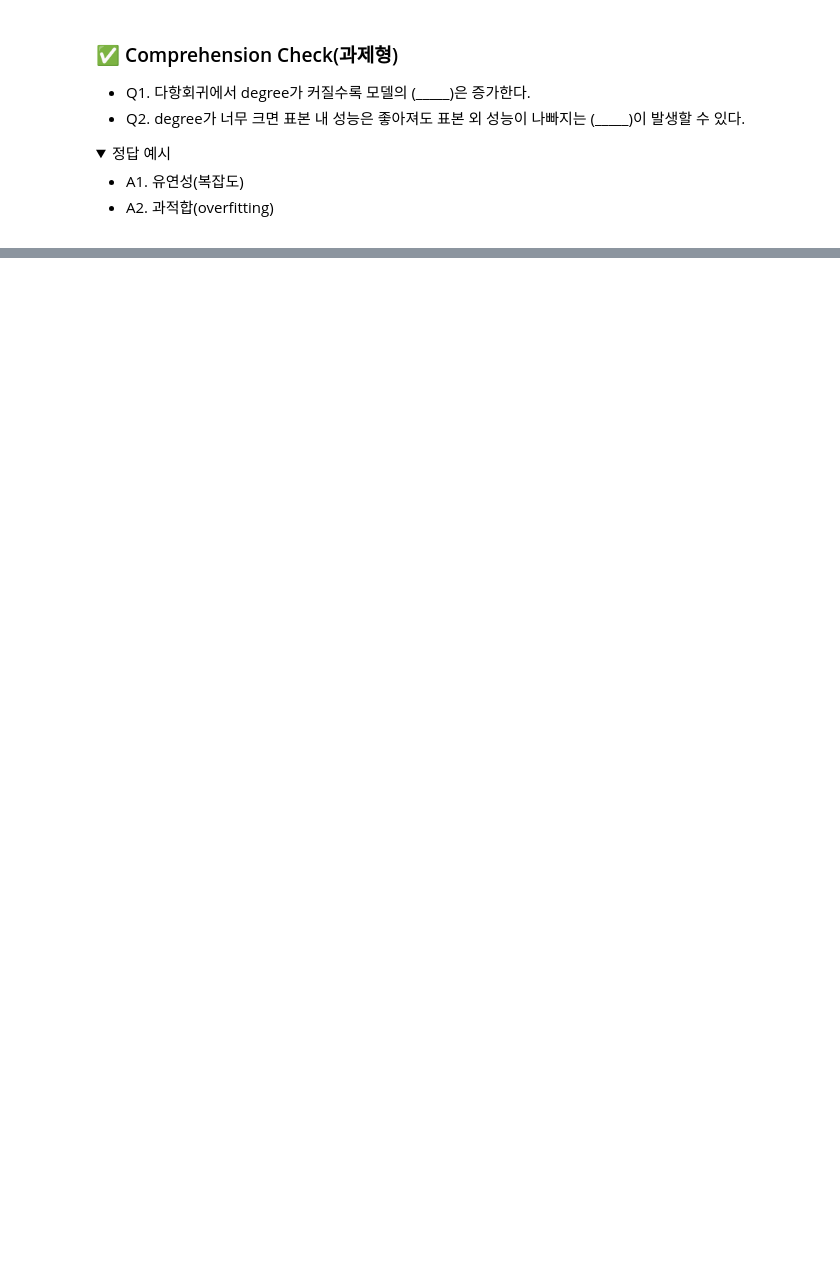
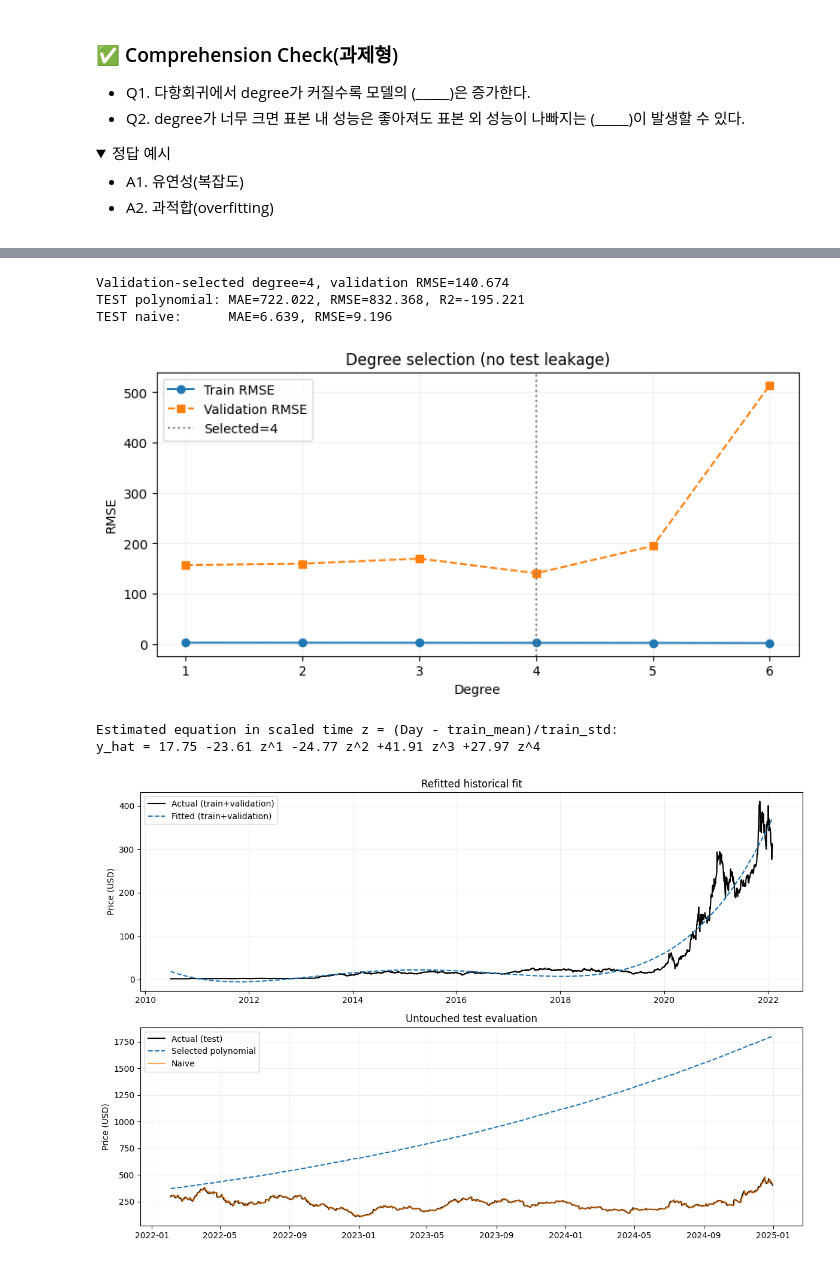
Before and after one commit to nhjung-phd/TimeSeriesAnalysis, a Jupyter notebook: notebooks/13_Polynomial_Regression.ipynb, the cells around one changed output, grey strips where cells are left out. Saved outputs shown, nothing was run; the diff lists cells and outputs as text; code cells hidden in the pictures; folded sections open; blank space fills up the shorter version.

```diff
--- a/notebooks/13_Polynomial_Regression.ipynb
+++ b/notebooks/13_Polynomial_Regression.ipynb
@@ -696,0 +119,77 @@ plt.show()
+# %%
+import numpy as np
+import matplotlib.pyplot as plt
+from sklearn.pipeline import make_pipeline
+from sklearn.preprocessing import StandardScaler, PolynomialFeatures
+from sklearn.linear_model import LinearRegression
+from sklearn.metrics import mean_absolute_error, mean_squared_error, r2_score
+from IPython.display import display, Math
+
+# 1. 이전 셀의 동일한 TSLA 데이터 활용. 재다운로드로 표본이 달라지는 문제 방지.
+# 첫 번째 코드 셀부터 순서대로 실행해야 합니다.
+X = df[["Day"]]
+y = df["Close"]
+n = len(df)
+train_end, val_end = int(n * .6), int(n * .8)
+X_tr, X_val, X_te = X.iloc[:train_end], X.iloc[train_end:val_end], X.iloc[val_end:]
+y_tr, y_val, y_te = y.iloc[:train_end], y.iloc[train_end:val_end], y.iloc[val_end:]
+
+# 2. 테스트는 차수 선택에 절대 사용하지 않음: 검증 오차만으로 선택
+# 고차 다항식은 표본 밖에서 매우 불안정하므로 차수 후보를 1~6으로 제한
+degrees = range(1, 7)
+train_errors, val_errors = [], []
+best_degree, best_val_rmse = None, float("inf")
+for d in degrees:
+    candidate = make_pipeline(StandardScaler(), PolynomialFeatures(d, include_bias=False), LinearRegression())
+    candidate.fit(X_tr, y_tr)
+    p_tr, p_val = candidate.predict(X_tr), candidate.predict(X_val)
+    tr_rmse = np.sqrt(mean_squared_error(y_tr, p_tr))
+    val_rmse = np.sqrt(mean_squared_error(y_val, p_val))
+    train_errors.append(tr_rmse); val_errors.append(val_rmse)
+    if val_rmse < best_val_rmse:
+        best_val_rmse, best_degree = val_rmse, d
+print(f"Validation-selected degree={best_degree}, validation RMSE={best_val_rmse:.3f}")
+
+# 3. 검증 완료 후 train+validation 자료로 재학습. 테스트 구간은 처음 한 번만 평가.
+best_model = make_pipeline(StandardScaler(), PolynomialFeatures(best_degree, include_bias=False), LinearRegression())
+best_model.fit(X.iloc[:val_end], y.iloc[:val_end])
+y_train_pred = best_model.predict(X.iloc[:val_end])
+y_test_pred = best_model.predict(X_te)
+naive_test = y.shift(1).iloc[val_end:].to_numpy()
+print(f"TEST polynomial: MAE={mean_absolute_error(y_te, y_test_pred):.3f}, RMSE={np.sqrt(mean_squared_error(y_te, y_test_pred)):.3f}, R2={r2_score(y_te, y_test_pred):.3f}")
+print(f"TEST naive:      MAE={mean_absolute_error(y_te, naive_test):.3f}, RMSE={np.sqrt(mean_squared_error(y_te, naive_test)):.3f}")
+
+# 4. 선택 근거 차트(검증 오차)와 최종 테스트 예측
+plt.figure(figsize=(9,4), facecolor="white")
+plt.plot(list(degrees), train_errors, "o-", label="Train RMSE")
+plt.plot(list(degrees), val_errors, "s--", label="Validation RMSE")
+plt.axvline(best_degree, ls=":", color="gray", label=f"Selected={best_degree}")
+plt.xlabel("Degree"); plt.ylabel("RMSE"); plt.title("Degree selection (no test leakage)")
+plt.legend();plt.grid(alpha=.2);plt.show()
+
+# 5. 추정된 회귀식 출력: StandardScaler 이후의 변환변수 z=(Day-mu)/sigma 에 대한 식
+lr = best_model.named_steps["linearregression"]
+coefs = np.asarray(lr.coef_).reshape(-1)
+intercept = float(np.asarray(lr.intercept_).reshape(-1)[0])
+terms = [f"{intercept:.4g}"] + [f"{c:+.4g} z^{i}" for i,c in enumerate(coefs,1)]
+print("Estimated equation in scaled time z = (Day - train_mean)/train_std:")
+print("y_hat = " + " ".join(terms))
+
+fig, axes = plt.subplots(2,1,figsize=(12,8),facecolor="white")
+axes[0].plot(df["Date"].iloc[:val_end], y.iloc[:val_end],label="Actual (train+validation)",color="black")
+axes[0].plot(df["Date"].iloc[:val_end], y_train_pred,ls="--",label="Fitted (train+validation)")
+axes[1].plot(df["Date"].iloc[val_end:],y_te,label="Actual (test)",color="black")
+axes[1].plot(df["Date"].iloc[val_end:],y_test_pred,ls="--",label="Selected polynomial")
+axes[1].plot(df["Date"].iloc[val_end:],naive_test,label="Naive",alpha=.7)
+for ax in axes:ax.set_facecolor("white");ax.grid(alpha=.2);ax.legend();ax.set_ylabel("Price (USD)")
+axes[0].set_title("Refitted historical fit")
+axes[1].set_title("Untouched test evaluation")
+plt.tight_layout();plt.show()
+# %% [output]
+Validation-selected degree=4, validation RMSE=140.674
+TEST polynomial: MAE=722.022, RMSE=832.368, R2=-195.221
+TEST naive:      MAE=6.639, RMSE=9.196
+[figure, added]
+Estimated equation in scaled time z = (Day - train_mean)/train_std:
+y_hat = 17.75 -23.61 z^1 -24.77 z^2 +41.91 z^3 +27.97 z^4
+[figure, added]
```
Also changed, not shown: parts of 15 cells of this notebook.
